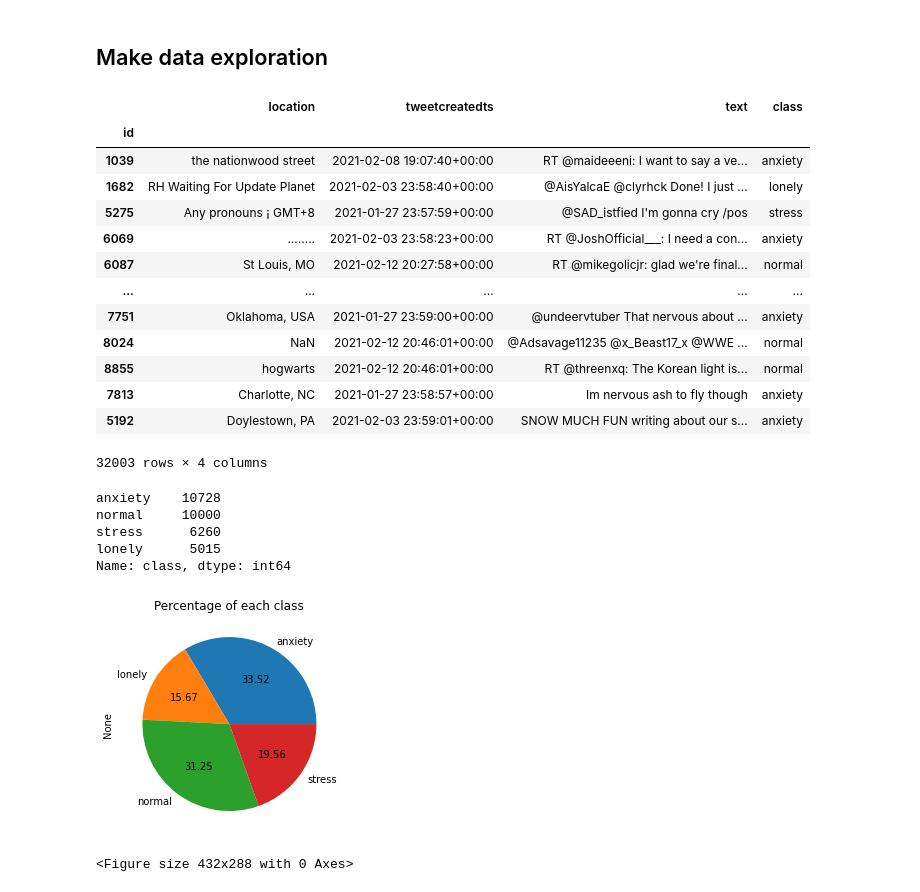
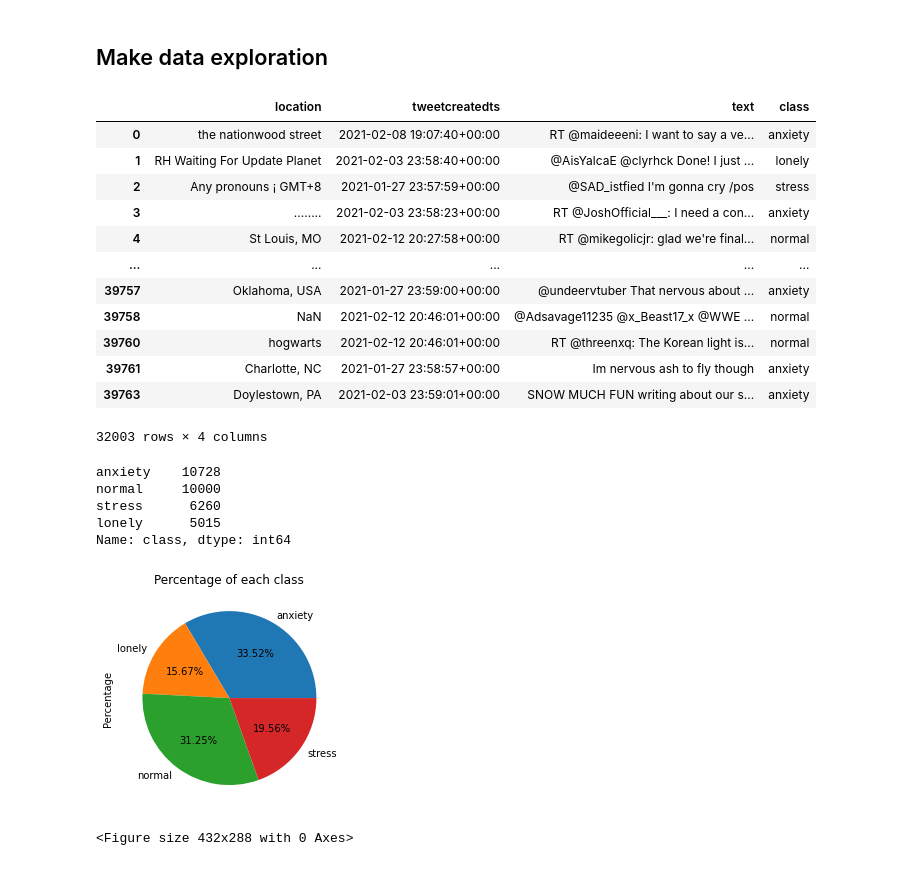
Before and after one commit to Fatmakaram97/Zep-task, a Jupyter notebook: mental-classes-code-fatma-karam.ipynb, the cells around one changed output. Saved outputs shown, nothing was run; the diff lists cells and outputs as text; code cells hidden in the pictures.

```diff
--- a/mental-classes-code-fatma-karam.ipynb
+++ b/mental-classes-code-fatma-karam.ipynb
@@ -113,7 +113,7 @@ To enable them in other operations, rebuild TensorFlow with the appropriate comp
 # %% [markdown]
 ## Read the dataset
 # %%
-data = pd.read_csv('../input/mental-data/Mental_classes_data.csv', index_col='id')
+data = pd.read_csv('../input/mental-health-data/Mental_classes_data.csv')
 data.head()
 # %% [output]
 |  | location | tweetcreatedts | text | class |
@@ -195,18 +193,17 @@ data_copy = data.copy()
 data_copy
 # %% [output]
 |  | location | tweetcreatedts | text | class |
-| id |  |  |  |  |
-| 1039 | the nationwood street | 2021-02-08 19:07:40+00:00 | RT @maideeeni: I want to say a ve... | anxiety |
-| 1682 | RH Waiting For Update Planet | 2021-02-03 23:58:40+00:00 | @AisYalcaE @clyrhck Done! I just ... | lonely |
-| 5275 | Any pronouns ¡ GMT+8 | 2021-01-27 23:57:59+00:00 | @SAD_istfied I'm gonna cry /pos | stress |
-| 6069 | ........ | 2021-02-03 23:58:23+00:00 | RT @JoshOfficial___: I need a con... | anxiety |
-| 6087 | St Louis, MO | 2021-02-12 20:27:58+00:00 | RT @mikegolicjr: glad we're final... | normal |
+| 0 | the nationwood street | 2021-02-08 19:07:40+00:00 | RT @maideeeni: I want to say a ve... | anxiety |
+| 1 | RH Waiting For Update Planet | 2021-02-03 23:58:40+00:00 | @AisYalcaE @clyrhck Done! I just ... | lonely |
+| 2 | Any pronouns ¡ GMT+8 | 2021-01-27 23:57:59+00:00 | @SAD_istfied I'm gonna cry /pos | stress |
+| 3 | ........ | 2021-02-03 23:58:23+00:00 | RT @JoshOfficial___: I need a con... | anxiety |
+| 4 | St Louis, MO | 2021-02-12 20:27:58+00:00 | RT @mikegolicjr: glad we're final... | normal |
 | ... | ... | ... | ... | ... |
-| 7751 | Oklahoma, USA | 2021-01-27 23:59:00+00:00 | @undeervtuber That nervous about ... | anxiety |
-| 8024 | NaN | 2021-02-12 20:46:01+00:00 | @Adsavage11235 @x_Beast17_x @WWE ... | normal |
-| 8855 | hogwarts | 2021-02-12 20:46:01+00:00 | RT @threenxq: The Korean light is... | normal |
-| 7813 | Charlotte, NC | 2021-01-27 23:58:57+00:00 | Im nervous ash to fly though | anxiety |
-| 5192 | Doylestown, PA | 2021-02-03 23:59:01+00:00 | SNOW MUCH FUN writing about our s... | anxiety |
+| 39757 | Oklahoma, USA | 2021-01-27 23:59:00+00:00 | @undeervtuber That nervous about ... | anxiety |
+| 39758 | NaN | 2021-02-12 20:46:01+00:00 | @Adsavage11235 @x_Beast17_x @WWE ... | normal |
+| 39760 | hogwarts | 2021-02-12 20:46:01+00:00 | RT @threenxq: The Korean light is... | normal |
+| 39761 | Charlotte, NC | 2021-01-27 23:58:57+00:00 | Im nervous ash to fly though | anxiety |
+| 39763 | Doylestown, PA | 2021-02-03 23:59:01+00:00 | SNOW MUCH FUN writing about our s... | anxiety |
 32003 rows × 4 columns
 # %%
 data_copy['class'].value_counts()
@@ -218,9 +215,9 @@ lonely      5015
 Name: class, dtype: int64
 # %%
 # visualize the percentage of each class by pie chart
-plot = data_copy.groupby('class').size().plot.pie(autopct='%.2f', y='percentage', title='Percentage of each class')
+plot = data_copy.groupby('class').size().plot(kind="pie", autopct=lambda p: '{:.2f}%'.format(p), ylabel='Percentage', title='Percentage of each class')
 # %% [output]
-[figure, old version]
+[figure, new version]
 # %%
 # visualize the frequency of each class
 plt.figure()
```
Also changed, not shown: parts of 28 cells of this notebook, 2 other files.
